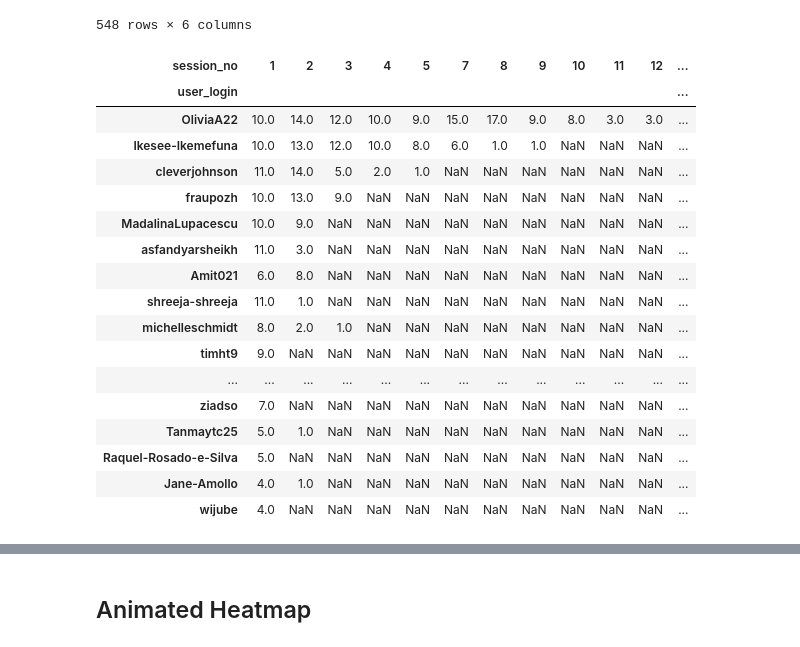
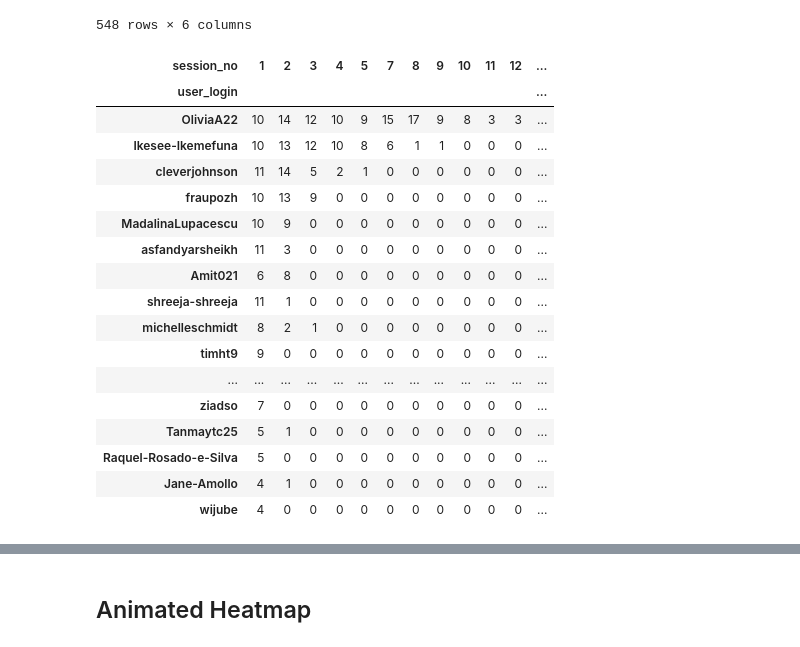
Before and after one commit to dominikb1888/INCO, a Jupyter notebook: Session_03/github_users.ipynb, the cells around one changed output, grey strips where cells are left out. Saved outputs shown, nothing was run; the diff lists cells and outputs as text; code cells hidden in the pictures.

```diff
--- a/Session_03/github_users.ipynb
+++ b/Session_03/github_users.ipynb
@@ -166,27 +166,27 @@ dff
 548 rows × 6 columns
 # %%
 pivot_table = dff.pivot_table(index="user_login", columns="session_no", values='url', aggfunc='count')
-pivot_table[pivot_table == 0] = np.nan
+#pivot_table[pivot_table == 0] = np.nan
 pivot_table['sum_cols'] = pivot_table.sum(axis=1)
 pivot_table = pivot_table.sort_values('sum_cols', ascending=False).iloc[0:20]
 pivot_table.drop('sum_cols', axis=1, inplace=True)
 pivot_table
 # %% [output]
 | session_no | 1 | 2 | 3 | 4 | 5 | 7 | 8 | 9 | 10 | 11 | 12 | ... |
 | user_login |  |  |  |  |  |  |  |  |  |  |  | ... |
-| OliviaA22 | 10.0 | 14.0 | 12.0 | 10.0 | 9.0 | 15.0 | 17.0 | 9.0 | 8.0 | 3.0 | 3.0 | ... |
-| Ikesee-Ikemefuna | 10.0 | 13.0 | 12.0 | 10.0 | 8.0 | 6.0 | 1.0 | 1.0 | NaN | NaN | NaN | ... |
-| cleverjohnson | 11.0 | 14.0 | 5.0 | 2.0 | 1.0 | NaN | NaN | NaN | NaN | NaN | NaN | ... |
-| fraupozh | 10.0 | 13.0 | 9.0 | NaN | NaN | NaN | NaN | NaN | NaN | NaN | NaN | ... |
-| MadalinaLupacescu | 10.0 | 9.0 | NaN | NaN | NaN | NaN | NaN | NaN | NaN | NaN | NaN | ... |
-| asfandyarsheikh | 11.0 | 3.0 | NaN | NaN | NaN | NaN | NaN | NaN | NaN | NaN | NaN | ... |
-| Amit021 | 6.0 | 8.0 | NaN | NaN | NaN | NaN | NaN | NaN | NaN | NaN | NaN | ... |
-| shreeja-shreeja | 11.0 | 1.0 | NaN | NaN | NaN | NaN | NaN | NaN | NaN | NaN | NaN | ... |
-| michelleschmidt | 8.0 | 2.0 | 1.0 | NaN | NaN | NaN | NaN | NaN | NaN | NaN | NaN | ... |
-| timht9 | 9.0 | NaN | NaN | NaN | NaN | NaN | NaN | NaN | NaN | NaN | NaN | ... |
+| OliviaA22 | 10 | 14 | 12 | 10 | 9 | 15 | 17 | 9 | 8 | 3 | 3 | ... |
+| Ikesee-Ikemefuna | 10 | 13 | 12 | 10 | 8 | 6 | 1 | 1 | 0 | 0 | 0 | ... |
+| cleverjohnson | 11 | 14 | 5 | 2 | 1 | 0 | 0 | 0 | 0 | 0 | 0 | ... |
+| fraupozh | 10 | 13 | 9 | 0 | 0 | 0 | 0 | 0 | 0 | 0 | 0 | ... |
+| MadalinaLupacescu | 10 | 9 | 0 | 0 | 0 | 0 | 0 | 0 | 0 | 0 | 0 | ... |
+| asfandyarsheikh | 11 | 3 | 0 | 0 | 0 | 0 | 0 | 0 | 0 | 0 | 0 | ... |
+| Amit021 | 6 | 8 | 0 | 0 | 0 | 0 | 0 | 0 | 0 | 0 | 0 | ... |
+| shreeja-shreeja | 11 | 1 | 0 | 0 | 0 | 0 | 0 | 0 | 0 | 0 | 0 | ... |
+| michelleschmidt | 8 | 2 | 1 | 0 | 0 | 0 | 0 | 0 | 0 | 0 | 0 | ... |
+| timht9 | 9 | 0 | 0 | 0 | 0 | 0 | 0 | 0 | 0 | 0 | 0 | ... |
 | ... | ... | ... | ... | ... | ... | ... | ... | ... | ... | ... | ... | ... |
-| ziadso | 7.0 | NaN | NaN | NaN | NaN | NaN | NaN | NaN | NaN | NaN | NaN | ... |
-| Tanmaytc25 | 5.0 | 1.0 | NaN | NaN | NaN | NaN | NaN | NaN | NaN | NaN | NaN | ... |
-| Raquel-Rosado-e-Silva | 5.0 | NaN | NaN | NaN | NaN | NaN | NaN | NaN | NaN | NaN | NaN | ... |
-| Jane-Amollo | 4.0 | 1.0 | NaN | NaN | NaN | NaN | NaN | NaN | NaN | NaN | NaN | ... |
-| wijube | 4.0 | NaN | NaN | NaN | NaN | NaN | NaN | NaN | NaN | NaN | NaN | ... |
+| ziadso | 7 | 0 | 0 | 0 | 0 | 0 | 0 | 0 | 0 | 0 | 0 | ... |
+| Tanmaytc25 | 5 | 1 | 0 | 0 | 0 | 0 | 0 | 0 | 0 | 0 | 0 | ... |
+| Raquel-Rosado-e-Silva | 5 | 0 | 0 | 0 | 0 | 0 | 0 | 0 | 0 | 0 | 0 | ... |
+| Jane-Amollo | 4 | 1 | 0 | 0 | 0 | 0 | 0 | 0 | 0 | 0 | 0 | ... |
+| wijube | 4 | 0 | 0 | 0 | 0 | 0 | 0 | 0 | 0 | 0 | 0 | ... |
```
Also changed, not shown: parts of 7 cells of this notebook, 3 other files.
